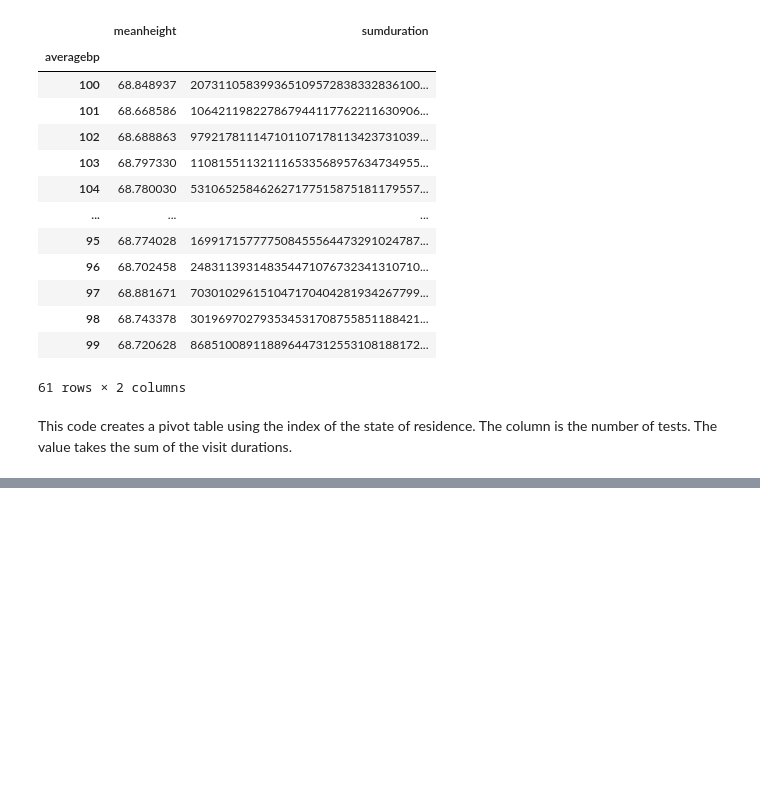
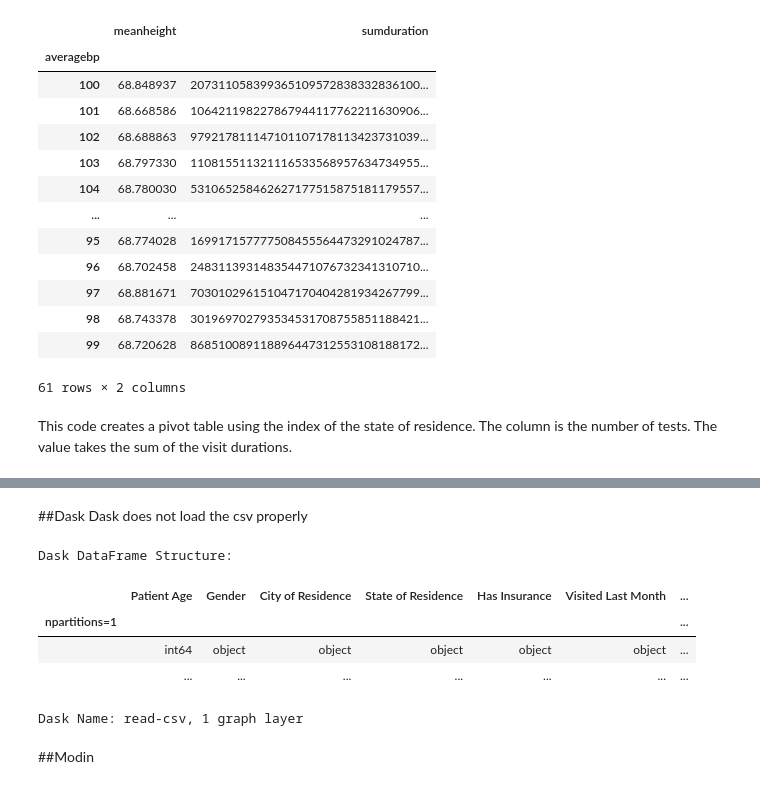
Before and after one commit to jas-tang/datasci_2_manipulation, a Jupyter notebook: datasci_2_manipulation.ipynb, the cells around one changed output, grey strips where cells are left out. Saved outputs shown, nothing was run; the diff lists cells and outputs as text; code cells hidden in the pictures; blank space fills up the shorter version.

```diff
--- a/datasci_2_manipulation.ipynb
+++ b/datasci_2_manipulation.ipynb
@@ -271,0 +306,3 @@ pivot_data
+# %% [markdown]
+##Dask
+Dask does not load the csv properly
@@ -271,0 +313,12 @@ pivot_data
+# %%
+dfdask = dd.read_csv("/content/sample_data/healthcare_data_cleaning.csv")
+dfdask
+# %% [output]
+Dask DataFrame Structure:
+|  | Patient Age | Gender | City of Residence | State of Residence | Has Insurance | Visited Last Month | ... |
+| npartitions=1 |  |  |  |  |  |  | ... |
+|  | int64 | object | object | object | object | object | ... |
+|  | ... | ... | ... | ... | ... | ... | ... |
+Dask Name: read-csv, 1 graph layer
+# %% [markdown]
+##Modin
```
Also changed, not shown: parts of 14 cells of this notebook.
